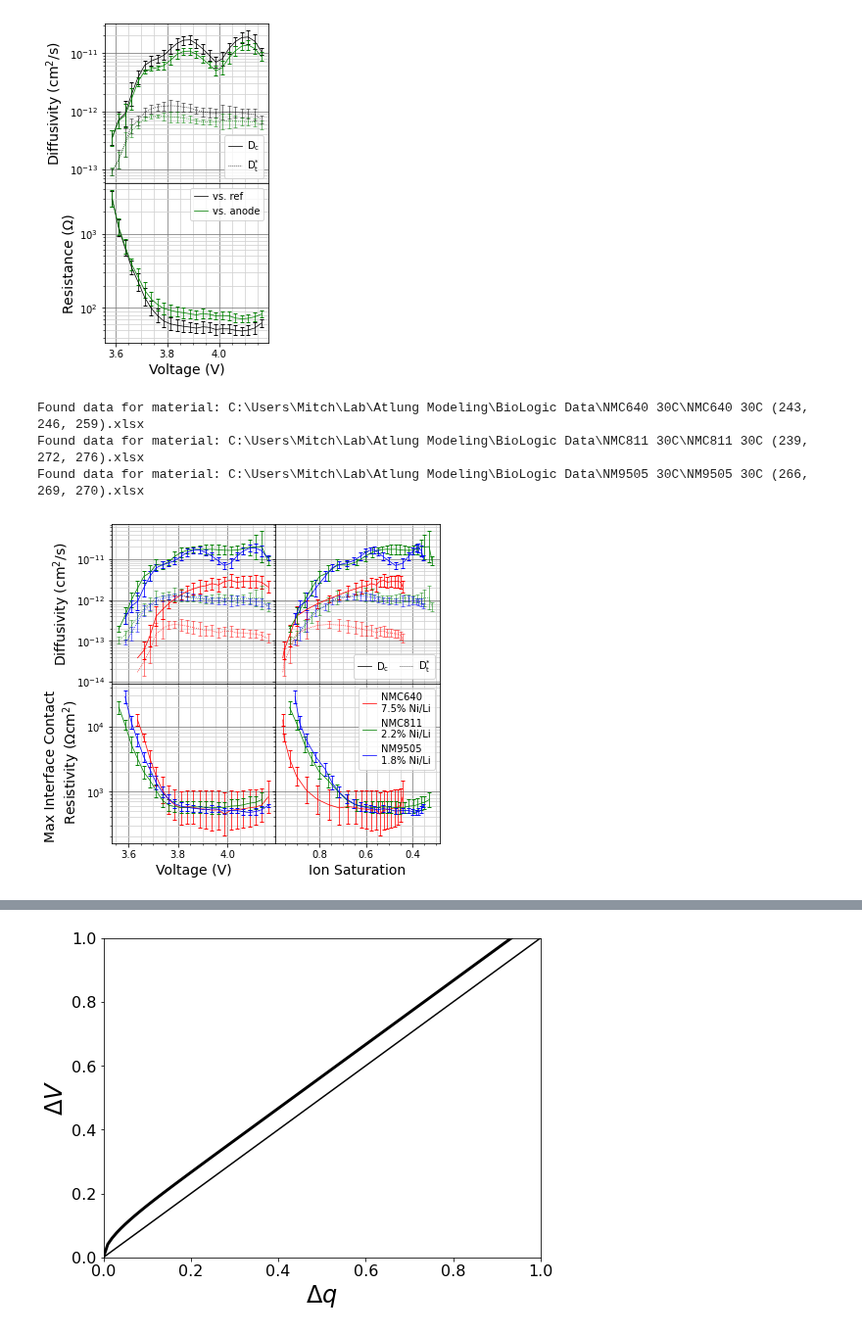
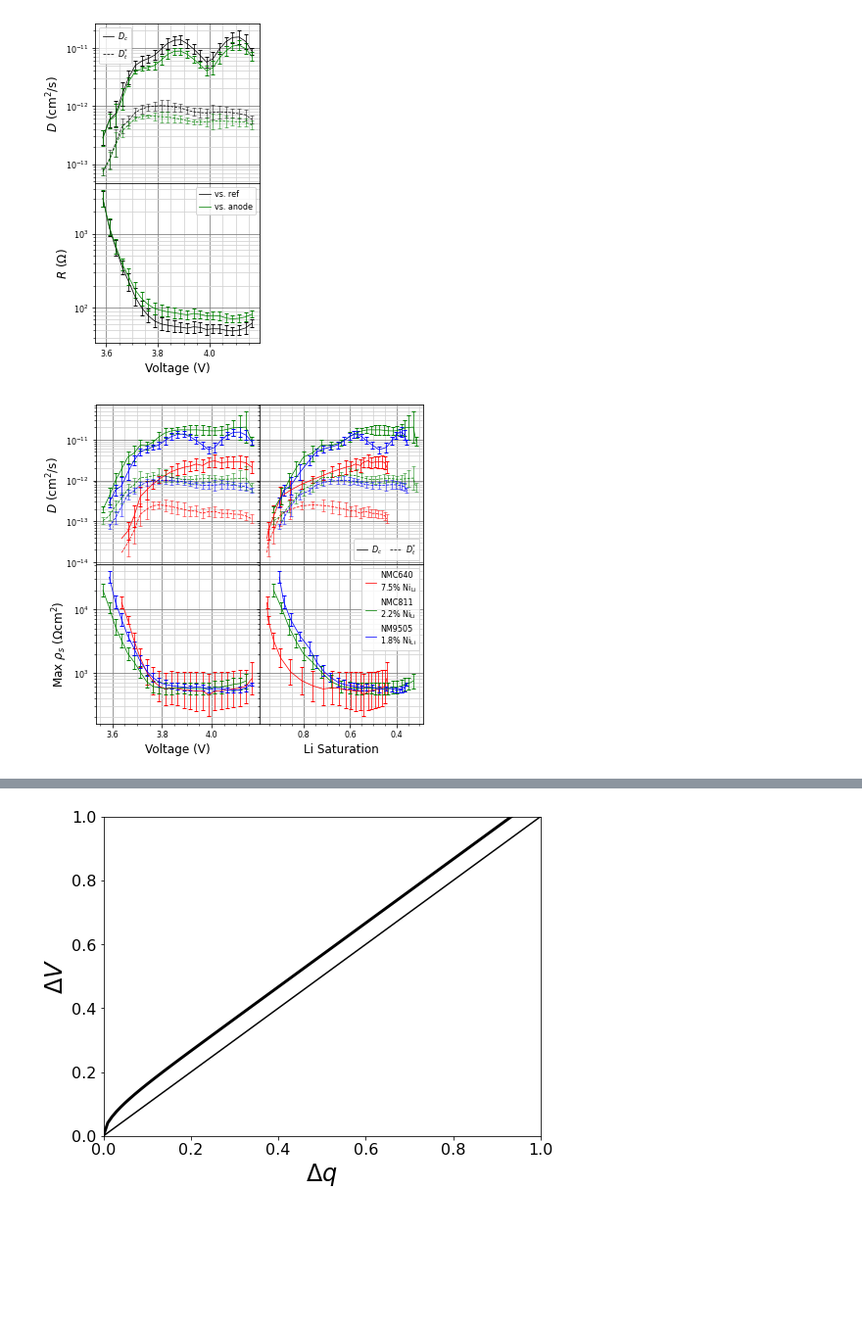
Before and after one commit to mmemcormier/amid, a Jupyter notebook: test_IRfit.ipynb, the cells around one changed output, grey strips where cells are left out. Shown at 98% size. Saved outputs shown, nothing was run; the diff lists cells and outputs as text; code cells hidden in the pictures; blank space fills up the shorter version.

```diff
--- a/test_IRfit.ipynb
+++ b/test_IRfit.ipynb
@@ -625,5 +636,5 @@ plt.savefig('fig6.png', bbox_inches = 'tight')
 # %%
-#Figure 7
+#Figure 9
 path = 'C:/Users/Mitch/Lab/Atlung Modeling/BioLogic Data'
 mats = ['NM9505 30C', 'NM9505 30C-2e']
 binfiles = ['NM9505 30C (266, 269, 270).xlsx', 'NM9505 30C-2e (266, 269, 270).xlsx']
@@ -633,8 +644,8 @@ df = [pd.read_excel(Path(path) / mats[0] / binfiles[0], sheet_name = 'All'), pd.
 fig, axs = plt.subplots(ncols=1, nrows=2, figsize=(3, 6), sharex='col',
 gridspec_kw={'height_ratios': [1,1], 'hspace': 0.0})
 
-axs[0].semilogy([], [], 'k-', label='D$\mathregular{_{c}}$')
-axs[0].semilogy([], [], 'k:', label='D$\mathregular{_{t}^{*}}$')
+axs[0].semilogy([], [], 'k-', label='$D_{c}$')
+axs[0].semilogy([], [], 'k--', label='$D_{t}^{*}$')
 axs[0].legend(frameon = True)
 
 axs[1].semilogy([], [], 'k-', label='vs. ref')
@@ -642,18 +653,18 @@ axs[1].semilogy([], [], 'g-', label='vs. anode')
 axs[1].legend(frameon = True)
 
 color = ['k', 'g']
-for i in range(len(dfD)):
+for i in range(len(df)):
     yerrDc = [df[i]['Dc (cm^2/s)']*(1 - 1/df[i]['Dc geoSTD']), df[i]['Dc (cm^2/s)']*(df[i]['Dc geoSTD'] - 1)]
     yerrDt = [df[i]['Dt* (cm^2/s)']*(1 - 1/df[i]['Dt* geoSTD']), df[i]['Dt* (cm^2/s)']*(df[i]['Dt* geoSTD'] - 1)]
     axs[0].errorbar(df[i]['Voltage (V)'], df[i]['Dc (cm^2/s)'], yerr = yerrDc, fmt = '-', color = color[i])
-    axs[0].errorbar(df[i]['Voltage (V)'], df[i]['Dt* (cm^2/s)'], yerr = yerrDt, fmt = ':', color = color[i], elinewidth = 0.5, markeredgewidth = 0.5)
+    axs[0].errorbar(df[i]['Voltage (V)'], df[i]['Dt* (cm^2/s)'], yerr = yerrDt, fmt = '--', color = color[i], elinewidth = 0.5, markeredgewidth = 0.5)
 
     yerrR = [df[i]['Rfit (Ohm)']*(1 - 1/df[i]['Rfit geoSTD']), df[i]['Rfit (Ohm)']*(df[i]['Rfit geoSTD'] - 1)]
     axs[1].errorbar(df[i]['Voltage (V)'], df[i]['Rfit (Ohm)'], yerr = yerrR, fmt = '-', color = color[i])
 
-axs[0].set_ylabel('Diffusivity (cm$\mathregular{^{2}}$/s)')
+axs[0].set_ylabel('$D$ (cm$\mathregular{^{2}}$/s)')
 axs[1].set_xlabel('Voltage (V)')
-axs[1].set_ylabel('Resistance (Ω)')
+axs[1].set_ylabel('$R$ (Ω)')
 
 axs[0].xaxis.set_minor_locator(ticker.AutoMinorLocator())
 axs[0].yaxis.set_minor_locator(ticker.LogLocator(subs = np.arange(1.0, 10.0) * 0.1, numticks = 10))
@@ -664,11 +675,11 @@ axs[1].yaxis.set_major_locator(ticker.LogLocator(numticks = 10))
 axs[0].grid(which = 'minor', color = 'lightgrey')
 axs[1].grid(which = 'minor', color = 'lightgrey')
 
-plt.savefig('fig7.png', bbox_inches = 'tight')
+plt.savefig('fig9.png', bbox_inches = 'tight')
 # %% [output]
-[figure, old version]
+[figure, new version]
 # %%
-#Figure 8
+#Figure 10
 
 path = 'C:/Users/Mitch/Lab/Atlung Modeling/BioLogic Data'
 mats = ['NMC640 30C', 'NMC811 30C', 'NM9505 30C']
@@ -680,14 +691,14 @@ folder = Path(path)
 fig, axs = plt.subplots(ncols=2, nrows=2, figsize=(6, 6), sharex='col', sharey='row',
 gridspec_kw={'height_ratios': [1,1], 'hspace': 0.0, 'width_ratios': [1,1], 'wspace': 0.0})
 
-axs[0, 1].semilogy([], [], 'k-', label='D$\mathregular{_{c}}$')
-axs[0, 1].semilogy([], [], 'k:', label='D$\mathregular{_{t}^{*}}$')
+axs[0, 1].semilogy([], [], 'k-', label='$D_{c}$')
+axs[0, 1].semilogy([], [], 'k--', label='$D_{t}^{*}$')
 axs[0, 1].legend(frameon = True, ncol = 2, loc = 'lower right')
 
-axs[0, 0].set_ylabel('Diffusivity (cm$\mathregular{^{2}}$/s)')
+axs[0, 0].set_ylabel('$D$ (cm$\mathregular{^{2}}$/s)')
 axs[1, 0].set_xlabel('Voltage (V)')
-axs[1, 0].set_ylabel('Max Interface Contact \n Resistivity (Ωcm$\mathregular{^{2}}$)')
-axs[1, 1].set_xlabel('Ion Saturation')
+axs[1, 0].set_ylabel('Max $ρ_{s}$ (Ωcm$\mathregular{^{2}}$)')
+axs[1, 1].set_xlabel('Li Saturation')
 
 axs[0, 1].invert_xaxis()
 
@@ -702,42 +713,35 @@ axs[0, 0].grid(which = 'minor', color = 'lightgrey')
 axs[1, 0].grid(which = 'minor', color = 'lightgrey')
 axs[0, 1].grid(which = 'minor', color = 'lightgrey')
 axs[1, 1].grid(which = 'minor', color = 'lightgrey')
 
 colors = ['r', 'g', 'b', 'k']
 
-labels = ['NMC640\n7.5% Ni/Li', 'NMC811\n2.2% Ni/Li', 'NM9505\n1.8% Ni/Li']
+labels = ['NMC640\n7.5% Ni$\mathregular{_{Li}}$', 'NMC811\n2.2% Ni$\mathregular{_{Li}}$', 'NM9505\n1.8% Ni$\mathregular{_{Li}}$']
 
 # Find and read file data into dataframes
 i = 0
 for mat in mats:
     matpath = folder / mat
     for filepath in matpath.iterdir():
         if mat + ' (' in str(filepath):
-            print("Found data for material: {}".format(filepath))
             df = pd.read_excel(filepath, sheet_name = 'All')
 
             # Plot dataframe
             yerrDc = [df['Dc (cm^2/s)']*(1 - 1/df['Dc geoSTD']), df['Dc (cm^2/s)']*(df['Dc geoSTD'] - 1)]
             yerrDt = [df['Dt* (cm^2/s)']*(1 - 1/df['Dt* geoSTD']), df['Dt* (cm^2/s)']*(df['Dt* geoSTD'] - 1)]
             axs[0, 0].errorbar(df['Voltage (V)'], df['Dc (cm^2/s)'], yerr = yerrDc, fmt = '-', color = colors[i])
-            axs[0, 0].errorbar(df['Voltage (V)'], df['Dt* (cm^2/s)'], yerr = yerrDt, fmt = ':', color = colors[i], elinewidth = 0.5, markeredgewidth = 0.5)
+            axs[0, 0].errorbar(df['Voltage (V)'], df['Dt* (cm^2/s)'], yerr = yerrDt, fmt = '--', color = colors[i], elinewidth = 0.5, markeredgewidth = 0.5)
             axs[0, 1].errorbar(df['SOC'], df['Dc (cm^2/s)'], yerr = yerrDc, fmt = '-', color = colors[i])
-            axs[0, 1].errorbar(df['SOC'], df['Dt* (cm^2/s)'], yerr = yerrDt, fmt = ':', color = colors[i], elinewidth = 0.5, markeredgewidth = 0.5)
+            axs[0, 1].errorbar(df['SOC'], df['Dt* (cm^2/s)'], yerr = yerrDt, fmt = '--', color = colors[i], elinewidth = 0.5, markeredgewidth = 0.5)
             yerrmicR = [df['micR (Ohmcm^2)']*(1 - 1/df['micR geoSTD']), df['micR (Ohmcm^2)']*(df['micR geoSTD'] - 1)]
             axs[1, 0].errorbar(df['Voltage (V)'], df['micR (Ohmcm^2)'], yerr = yerrmicR, color = colors[i], fmt = '-')
             axs[1, 1].errorbar(df['SOC'], df['micR (Ohmcm^2)'], yerr = yerrmicR, fmt = '-', color = colors[i])
             axs[1, 1].semilogy([], [], color = colors[i], label = labels[i])
 
             i = i + 1
 
 axs[1, 1].legend(frameon = True)
 
-plt.savefig('fig8.png', bbox_inches = 'tight')
-
-plt.show()
-plt.close()
+plt.savefig('fig10.png', bbox_inches = 'tight')
 # %% [output]
-Found data for material: C:\Users\Mitch\Lab\Atlung Modeling\BioLogic Data\NMC640 30C\NMC640 30C (243, 246, 259).xlsx
-Found data for material: C:\Users\Mitch\Lab\Atlung Modeling\BioLogic Data\NMC811 30C\NMC811 30C (239, 272, 276).xlsx
-Found data for material: C:\Users\Mitch\Lab\Atlung Modeling\BioLogic Data\NM9505 30C\NM9505 30C (266, 269, 270).xlsx
-[figure, old version]
+[figure, new version]
```
Also changed, not shown: parts of 11 cells of this notebook, 10 other files.
